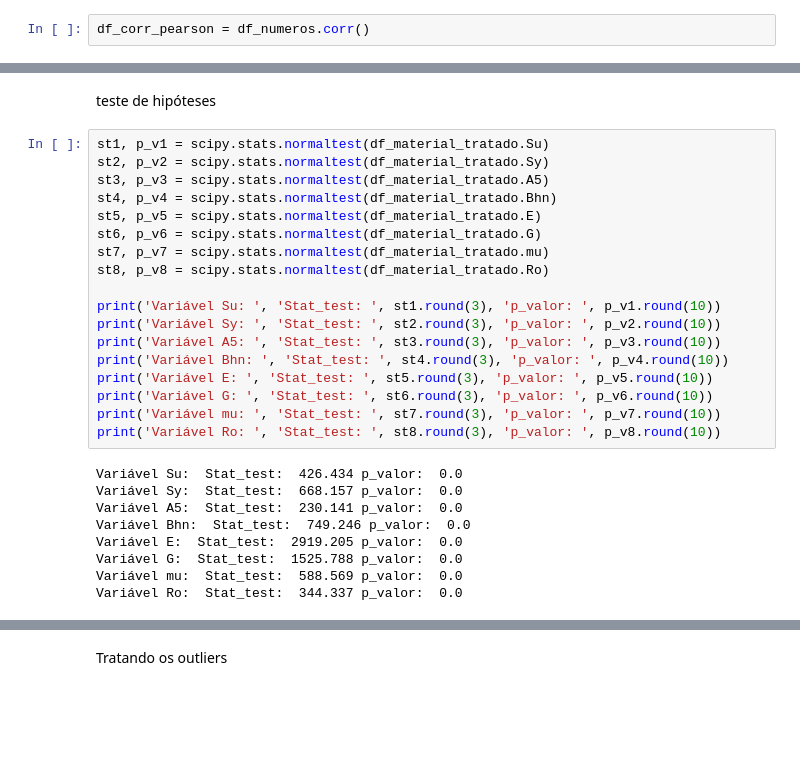
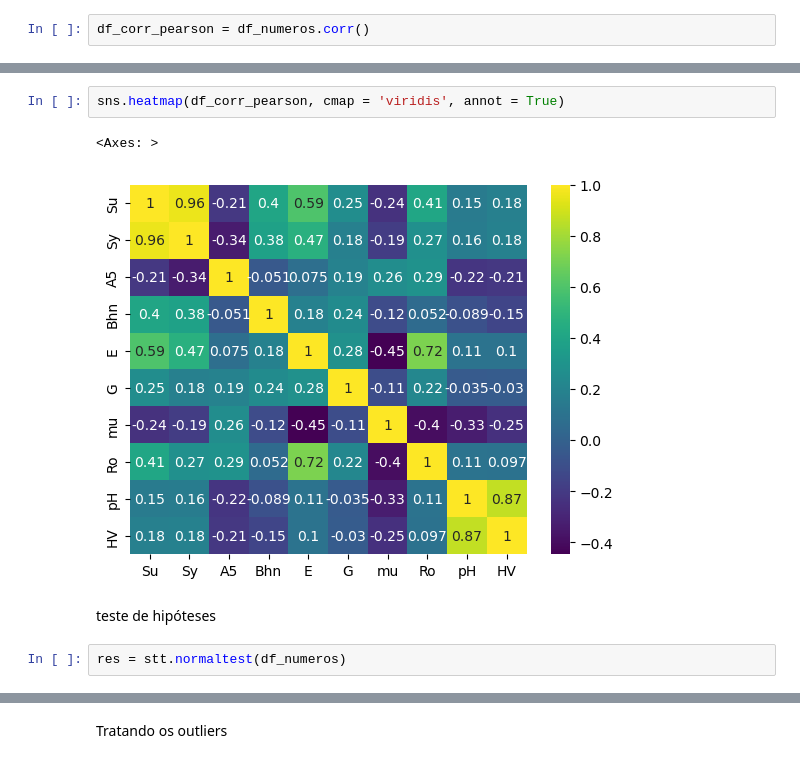
Before and after one commit to MarceloMdeO/TCC_DSA, a Jupyter notebook: Tratamento_dados_metal.ipynb, the cells around one changed output, grey strips where cells are left out. Drawn from its saved outputs; the diff is of its cells as text; blank space fills up the shorter version.

```diff
--- a/Tratamento_dados_metal.ipynb
+++ b/Tratamento_dados_metal.ipynb
@@ -314,29 +208,9 @@ df_corr_pearson
+# %%
+sns.heatmap(df_corr_pearson, cmap = 'viridis', annot = True)
+# %% [output]
+<Axes: >
+[figure, added]
 # %% [markdown]
 teste de hipóteses
-# %%
-st1, p_v1 = scipy.stats.normaltest(df_material_tratado.Su)
-st2, p_v2 = scipy.stats.normaltest(df_material_tratado.Sy)
-st3, p_v3 = scipy.stats.normaltest(df_material_tratado.A5)
-st4, p_v4 = scipy.stats.normaltest(df_material_tratado.Bhn)
-st5, p_v5 = scipy.stats.normaltest(df_material_tratado.E)
-st6, p_v6 = scipy.stats.normaltest(df_material_tratado.G)
-st7, p_v7 = scipy.stats.normaltest(df_material_tratado.mu)
-st8, p_v8 = scipy.stats.normaltest(df_material_tratado.Ro)
-
-print('Variável Su: ', 'Stat_test: ', st1.round(3), 'p_valor: ', p_v1.round(10))
-print('Variável Sy: ', 'Stat_test: ', st2.round(3), 'p_valor: ', p_v2.round(10))
-print('Variável A5: ', 'Stat_test: ', st3.round(3), 'p_valor: ', p_v3.round(10))
-print('Variável Bhn: ', 'Stat_test: ', st4.round(3), 'p_valor: ', p_v4.round(10))
-print('Variável E: ', 'Stat_test: ', st5.round(3), 'p_valor: ', p_v5.round(10))
-print('Variável G: ', 'Stat_test: ', st6.round(3), 'p_valor: ', p_v6.round(10))
-print('Variável mu: ', 'Stat_test: ', st7.round(3), 'p_valor: ', p_v7.round(10))
-print('Variável Ro: ', 'Stat_test: ', st8.round(3), 'p_valor: ', p_v8.round(10))
-# %% [output]
-Variável Su:  Stat_test:  426.434 p_valor:  0.0
-Variável Sy:  Stat_test:  668.157 p_valor:  0.0
-Variável A5:  Stat_test:  230.141 p_valor:  0.0
-Variável Bhn:  Stat_test:  749.246 p_valor:  0.0
-Variável E:  Stat_test:  2919.205 p_valor:  0.0
-Variável G:  Stat_test:  1525.788 p_valor:  0.0
-Variável mu:  Stat_test:  588.569 p_valor:  0.0
-Variável Ro:  Stat_test:  344.337 p_valor:  0.0
+# %%
+res = stt.normaltest(df_numeros)
```
Also changed, not shown: parts of 56 cells of this notebook, 3 other files.
